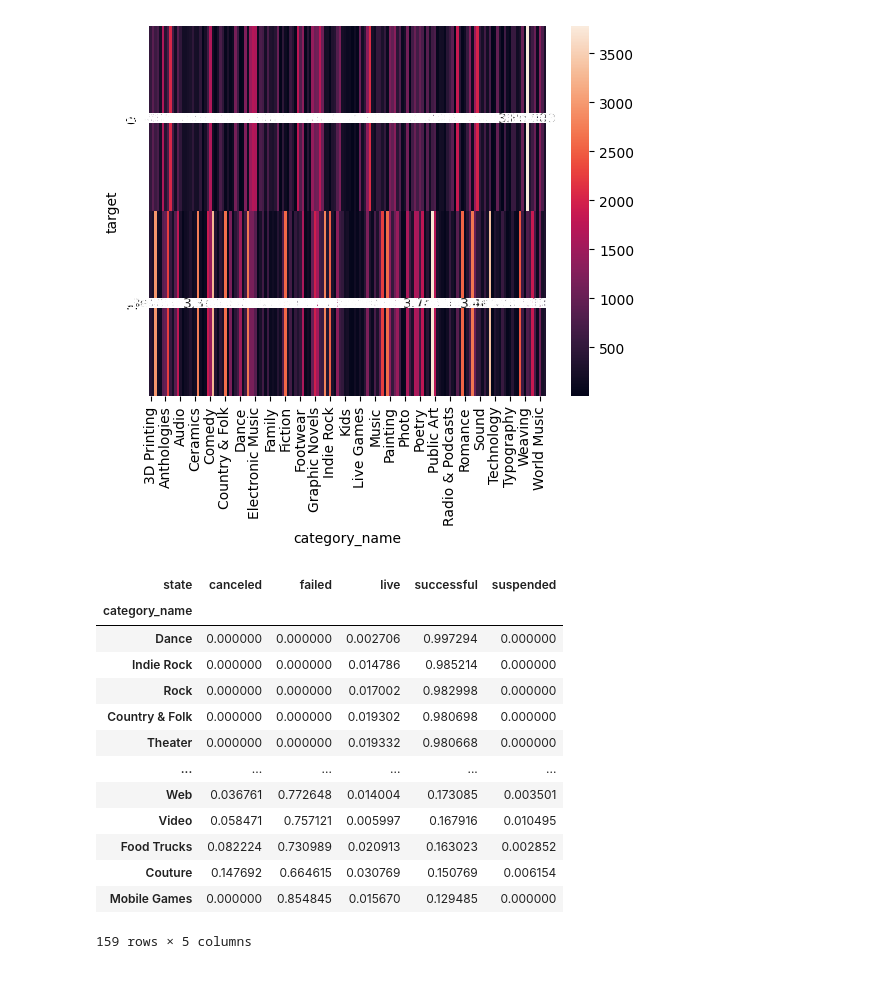
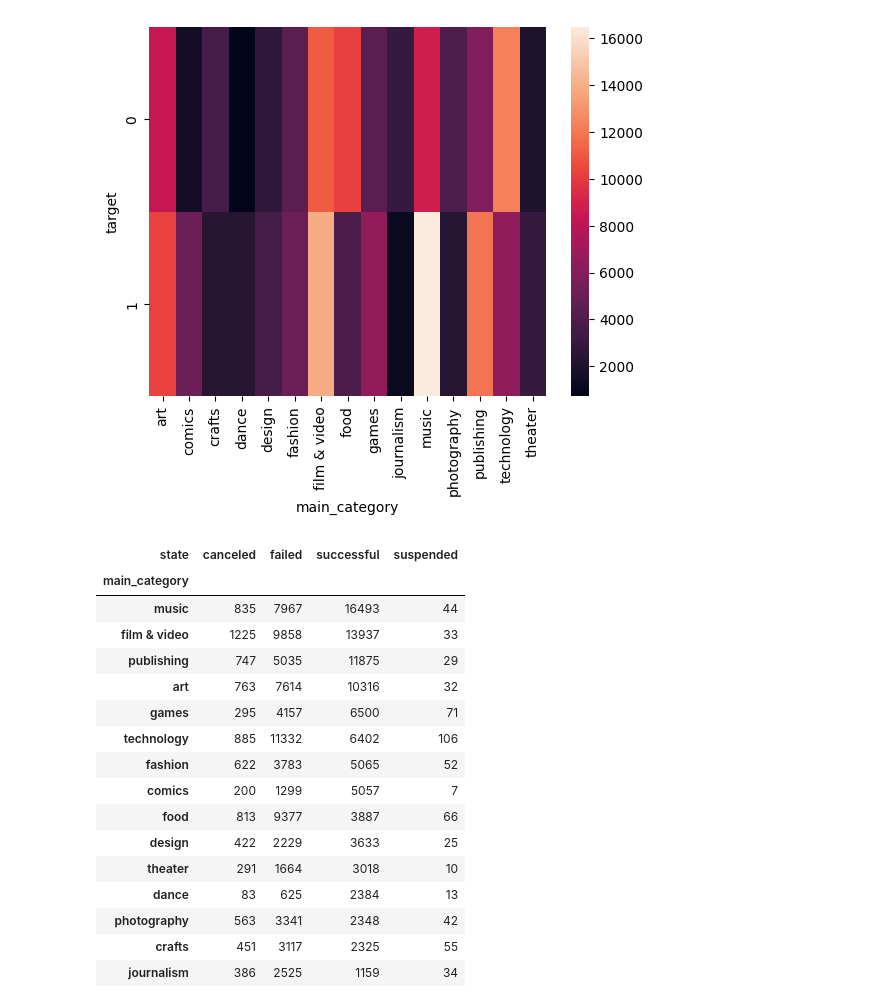
Before and after one commit to macizomedia/kickstarter-ml-project, a Jupyter notebook: feat_eng.ipynb, the cells around one changed output. Drawn from its saved outputs; the diff is of its cells as text; code cells hidden in the pictures; blank space fills up the shorter version.

Commit message:
clean data

```diff
--- a/feat_eng.ipynb
+++ b/feat_eng.ipynb
@@ -9,5 +9,4 @@ from sklearn.feature_extraction.text import CountVectorizer
 from sklearn.feature_extraction.text import TfidfVectorizer
 from sklearn.feature_extraction.text import TfidfTransformer
 # %%
-df = pd.read_csv('/Users/annelahann/neue-fische/kickstarter-ml-project/data/data.csv')
-df.head()
+df = pd.read_csv('data.csv')
@@ -77,23 +60,26 @@ Name: count, Length: 159, dtype: int64
 # %%
-pt=df.pivot_table(index='target',columns='category_name',aggfunc='size',fill_value=0)
-sns.heatmap(pt,annot=True)
+pt=df.pivot_table(index='target',columns='main_category',aggfunc='size',fill_value=0)
+sns.heatmap(pt)
 plt.show()
 # %% [output]
-[figure, old version]
+[figure, new version]
 # %%
-pd.crosstab(df['category_name'],df['state'],normalize='index').sort_values(by='successful',ascending=False)
+pd.crosstab(df['main_category'],df['state']).sort_values(by='successful',ascending=False)
 # %% [output]
-| state | canceled | failed | live | successful | suspended |
-| category_name |  |  |  |  |  |
-| Dance | 0.000000 | 0.000000 | 0.002706 | 0.997294 | 0.000000 |
-| Indie Rock | 0.000000 | 0.000000 | 0.014786 | 0.985214 | 0.000000 |
-| Rock | 0.000000 | 0.000000 | 0.017002 | 0.982998 | 0.000000 |
-| Country & Folk | 0.000000 | 0.000000 | 0.019302 | 0.980698 | 0.000000 |
-| Theater | 0.000000 | 0.000000 | 0.019332 | 0.980668 | 0.000000 |
-| ... | ... | ... | ... | ... | ... |
-| Web | 0.036761 | 0.772648 | 0.014004 | 0.173085 | 0.003501 |
-| Video | 0.058471 | 0.757121 | 0.005997 | 0.167916 | 0.010495 |
-| Food Trucks | 0.082224 | 0.730989 | 0.020913 | 0.163023 | 0.002852 |
-| Couture | 0.147692 | 0.664615 | 0.030769 | 0.150769 | 0.006154 |
-| Mobile Games | 0.000000 | 0.854845 | 0.015670 | 0.129485 | 0.000000 |
+| state | canceled | failed | successful | suspended |
+| main_category |  |  |  |  |
+| music | 835 | 7967 | 16493 | 44 |
+| film & video | 1225 | 9858 | 13937 | 33 |
+| publishing | 747 | 5035 | 11875 | 29 |
+| art | 763 | 7614 | 10316 | 32 |
+| games | 295 | 4157 | 6500 | 71 |
+| technology | 885 | 11332 | 6402 | 106 |
+| fashion | 622 | 3783 | 5065 | 52 |
+| comics | 200 | 1299 | 5057 | 7 |
+| food | 813 | 9377 | 3887 | 66 |
+| design | 422 | 2229 | 3633 | 25 |
+| theater | 291 | 1664 | 3018 | 10 |
+| dance | 83 | 625 | 2384 | 13 |
+| photography | 563 | 3341 | 2348 | 42 |
+| crafts | 451 | 3117 | 2325 | 55 |
+| journalism | 386 | 2525 | 1159 | 34 |
-159 rows × 5 columns
```
Also changed, not shown: parts of 30 cells of this notebook, 1 other file.
